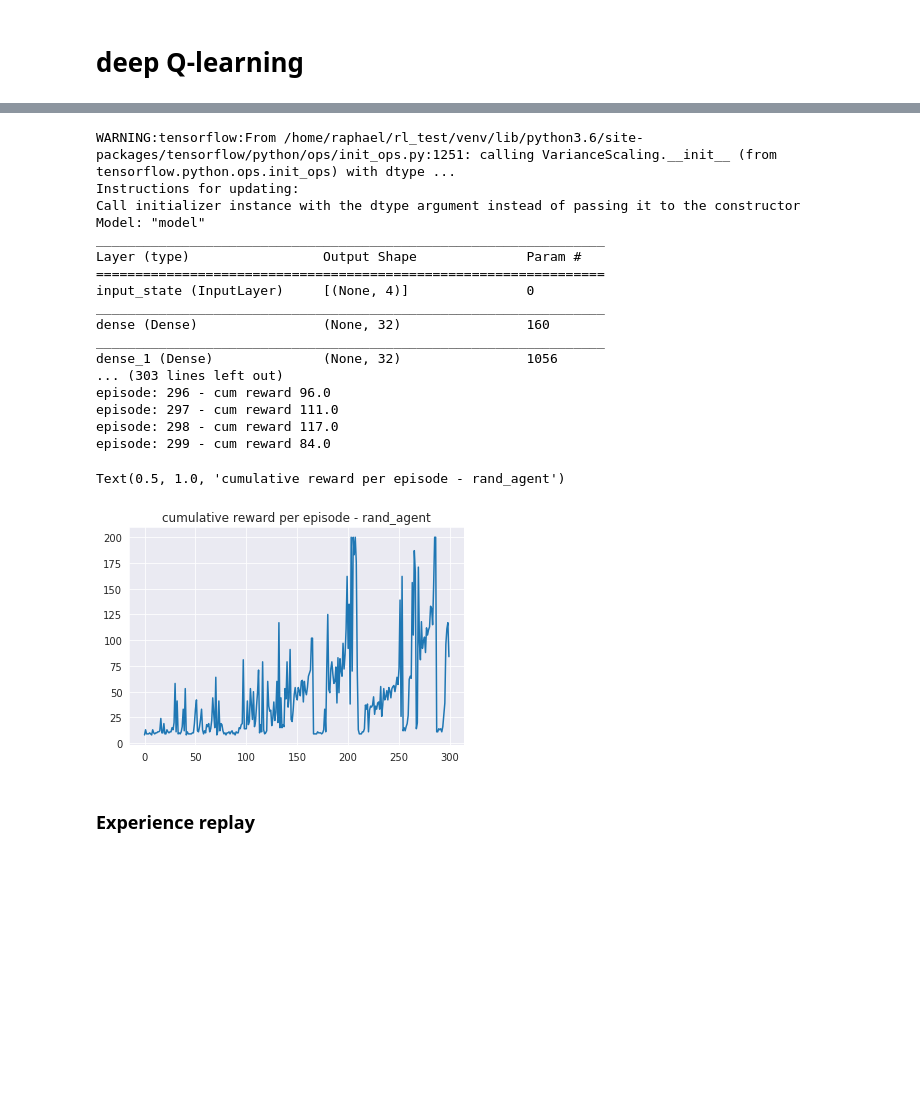
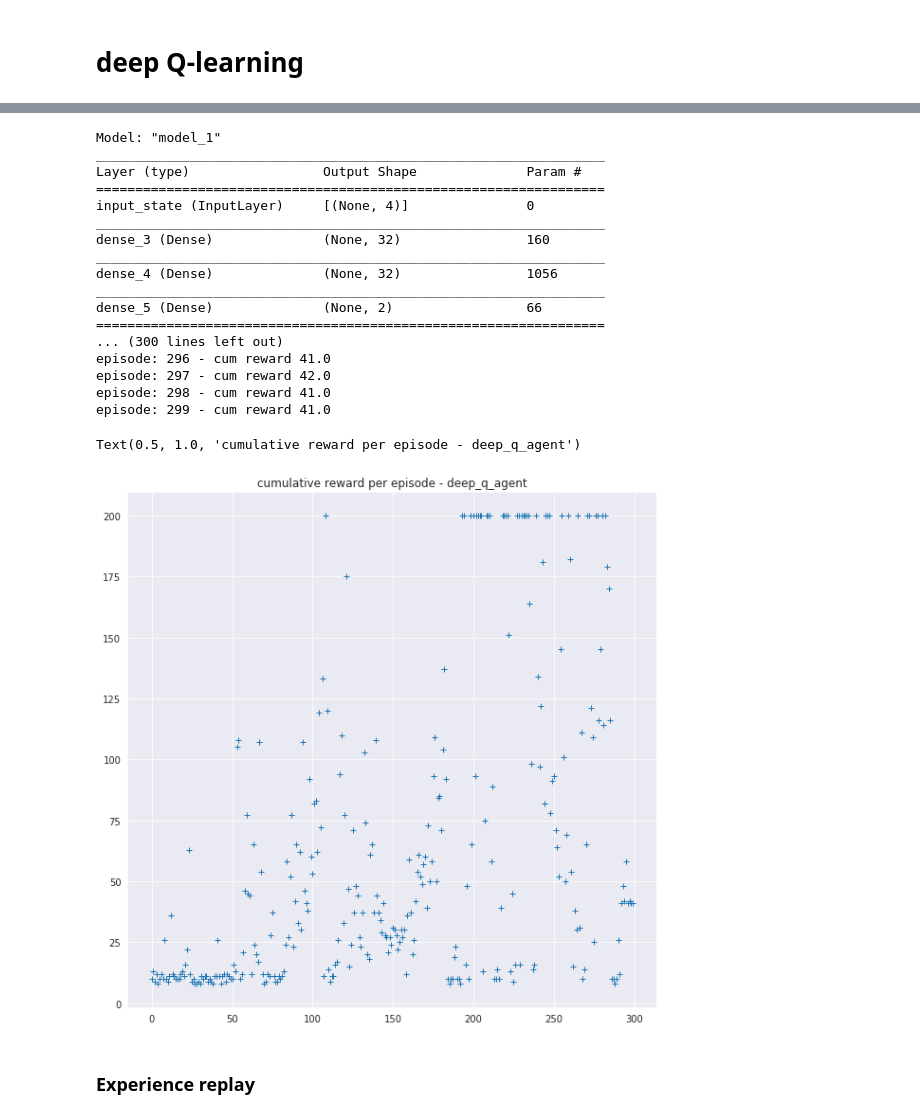
Before and after one commit to racousin/rl_introduction, a Jupyter notebook: notebooks/4_deep_Q-learning.ipynb, the cells around one changed output, grey strips where cells are left out. Drawn from its saved outputs; the diff is of its cells as text; code cells hidden in the pictures; blank space fills up the shorter version.

```diff
--- a/notebooks/4_deep_Q-learning.ipynb
+++ b/notebooks/4_deep_Q-learning.ipynb
@@ -120,31 +131,32 @@ class DeepQAgent(DeepAgent):
 # %%
 state_dim = env.observation_space.shape[0]
 action_dim = env.action_space.n
 model = build_model(state_dim, action_dim)
 q_agent = DeepQAgent(env, model)
 rewards = run_experiment_episode_train(env, q_agent, 300)
-plt.plot(rewards)
-plt.title('cumulative reward per episode - rand_agent')
+fig,ax = plt.subplots(figsize=(10,10))
+ax.plot(rewards,'+')
+ax.set_title('cumulative reward per episode - deep_q_agent')
 # %% [output]
-WARNING:tensorflow:From /home/raphael/rl_test/venv/lib/python3.6/site-packages/tensorflow/python/ops/init_ops.py:1251: calling VarianceScaling.__init__ (from tensorflow.python.ops.init_ops) with dtype ...
-Instructions for updating:
-Call initializer instance with the dtype argument instead of passing it to the constructor
-Model: "model"
+Model: "model_1"
 _________________________________________________________________
 Layer (type)                 Output Shape              Param #
 =================================================================
 input_state (InputLayer)     [(None, 4)]               0
 _________________________________________________________________
-dense (Dense)                (None, 32)                160
+dense_3 (Dense)              (None, 32)                160
 _________________________________________________________________
-dense_1 (Dense)              (None, 32)                1056
-... (303 lines left out)
-episode: 296 - cum reward 96.0
-episode: 297 - cum reward 111.0
-episode: 298 - cum reward 117.0
-episode: 299 - cum reward 84.0
+dense_4 (Dense)              (None, 32)                1056
+_________________________________________________________________
+dense_5 (Dense)              (None, 2)                 66
+=================================================================
+... (300 lines left out)
+episode: 296 - cum reward 41.0
+episode: 297 - cum reward 42.0
+episode: 298 - cum reward 41.0
+episode: 299 - cum reward 41.0
-Text(0.5, 1.0, 'cumulative reward per episode - rand_agent')
+Text(0.5, 1.0, 'cumulative reward per episode - deep_q_agent')
-[figure, old version]
+[figure, new version]
 # %% [markdown]
 ### Experience replay
 # %% [markdown]
```
Also changed, not shown: parts of 6 cells of this notebook, 5 other files.
